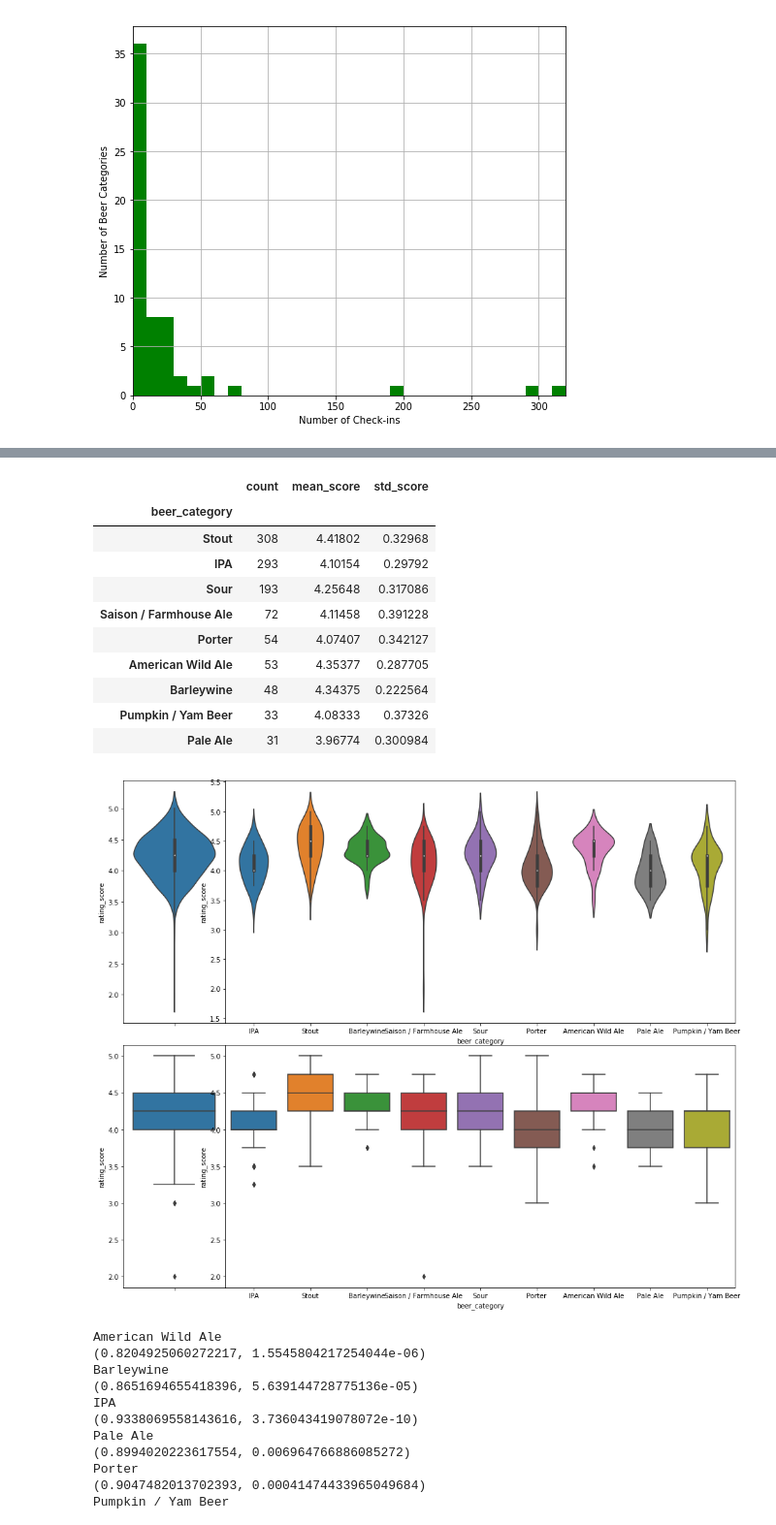
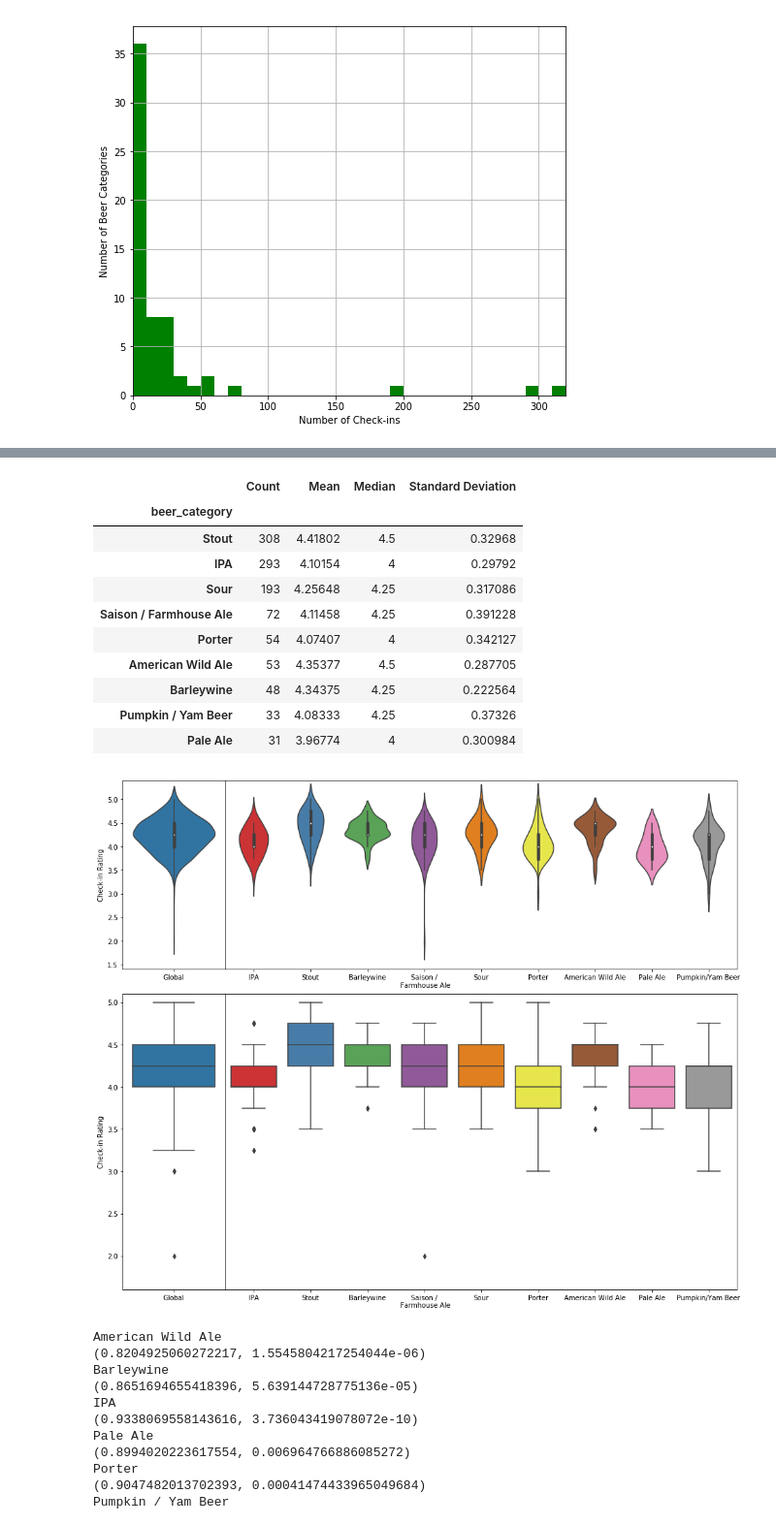
Before and after one commit to amrdixon/untappd, a Jupyter notebook: main/type_analysis.ipynb, the cells around one changed output, grey strips where cells are left out. Shown at 97% size. Saved outputs shown, nothing was run; the diff lists cells and outputs as text; code cells hidden in the pictures.

```diff
--- a/main/type_analysis.ipynb
+++ b/main/type_analysis.ipynb
@@ -376,52 +408,75 @@ untappd_type_subset_ratingssyschanged = untappd_ratingssyschanged.dropna(axis=0,
 untappd_type_subset_ratingssyschanged = untappd_type_subset_ratingssyschanged.filter(lambda x: len(x) > 30)
 
 grouped = untappd_type_subset_ratingssyschanged.groupby('beer_category')
-cat_df = pd.DataFrame(data = {'count': grouped['rating_score'].count(),
-                              'mean_score': grouped['rating_score'].aggregate(np.mean),
-                              'std_score': grouped['rating_score'].aggregate(np.std)})
+cat_df = pd.DataFrame(data = {'Count': grouped['rating_score'].count(),
+                              'Mean': grouped['rating_score'].aggregate(np.mean),
+                              'Median': grouped['rating_score'].aggregate(np.median),
+                              'Standard Deviation': grouped['rating_score'].aggregate(np.std)})
 
 #Sort by mean score
-cat_df.sort_values(by = ['count'], inplace=True, ascending=False)
+cat_df.sort_values(by = ['Count'], inplace=True, ascending=False)
 
 cat_df.style.bar(color='yellow')
 # %% [output]
-|  | count | mean_score | std_score |
-| beer_category |  |  |  |
-| Stout | 308 | 4.41802 | 0.32968 |
-| IPA | 293 | 4.10154 | 0.29792 |
-| Sour | 193 | 4.25648 | 0.317086 |
-| Saison / Farmhouse Ale | 72 | 4.11458 | 0.391228 |
-| Porter | 54 | 4.07407 | 0.342127 |
-| American Wild Ale | 53 | 4.35377 | 0.287705 |
-| Barleywine | 48 | 4.34375 | 0.222564 |
-| Pumpkin / Yam Beer | 33 | 4.08333 | 0.37326 |
-| Pale Ale | 31 | 3.96774 | 0.300984 |
+|  | Count | Mean | Median | Standard Deviation |
+| beer_category |  |  |  |  |
+| Stout | 308 | 4.41802 | 4.5 | 0.32968 |
+| IPA | 293 | 4.10154 | 4 | 0.29792 |
+| Sour | 193 | 4.25648 | 4.25 | 0.317086 |
+| Saison / Farmhouse Ale | 72 | 4.11458 | 4.25 | 0.391228 |
+| Porter | 54 | 4.07407 | 4 | 0.342127 |
+| American Wild Ale | 53 | 4.35377 | 4.5 | 0.287705 |
+| Barleywine | 48 | 4.34375 | 4.25 | 0.222564 |
+| Pumpkin / Yam Beer | 33 | 4.08333 | 4.25 | 0.37326 |
+| Pale Ale | 31 | 3.96774 | 4 | 0.300984 |
 # %%
 #Looking at the distribution of different beer base categories with check-ins >30
 
 plt.figure(1, figsize=(15, 14))
-gs = gridspec.GridSpec(4, 6)
-gs.update(left=0.05, right=0.9, wspace=0)
+gs = gridspec.GridSpec(5, 6)
+gs.update(left=0.05, right=0.9, wspace=0, hspace=0.3)
 
 #Make a viloin plot of total ratings distribution
 plt.subplot(gs[:2, 0])
-sns.violinplot( y="rating_score", data=untappd_type_subset_ratingssyschanged, bw=0.4)
+ax = sns.violinplot( y="rating_score", data=untappd_type_subset_ratingssyschanged, bw=0.4)
+plt.ylabel('Check-in Rating')
+ax.set_xticklabels(['Global'])
+plt.xlabel('')
+plt.ylim(1.4, 5.4)
+
 
 #Make a violin plot
 plt.subplot(gs[:2, 1:])
-ax = sns.violinplot(x="beer_category", y="rating_score", data=untappd_type_subset_ratingssyschanged, bw=0.5)
+ax = sns.violinplot(x="beer_category", y="rating_score", data=untappd_type_subset_ratingssyschanged, bw=0.5, palette='Set1')
+ax.set_xticklabels(['IPA', 'Stout', 'Barleywine', 'Saison /\n Farmhouse Ale', 'Sour', 'Porter', 'American Wild Ale', 'Pale Ale', 'Pumpkin/Yam Beer'])
+ax.set_yticks([])
+plt.ylabel('')
+plt.xlabel('')
+plt.ylim(1.4, 5.4)
+
 
 plt.subplot(gs[2:, 0])
-sns.boxplot(y="rating_score", data=untappd_type_subset_ratingssyschanged)
+ax = sns.boxplot(y="rating_score", data=untappd_type_subset_ratingssyschanged)
+plt.ylabel('Check-in Rating')
+ax.set_xticklabels(['Global'])
+plt.xlabel('')
+plt.ylim(1.6, 5.1)
+
 
 plt.subplot(gs[2:, 1:])
-sns.boxplot(x="beer_category", y="rating_score", data=untappd_type_subset_ratingssyschanged)
+ax = sns.boxplot(x="beer_category", y="rating_score", data=untappd_type_subset_ratingssyschanged, palette='Set1')
+ax.set_xticklabels(['IPA', 'Stout', 'Barleywine', 'Saison /\n Farmhouse Ale', 'Sour', 'Porter', 'American Wild Ale', 'Pale Ale', 'Pumpkin/Yam Beer'])
+ax.set_yticks([])
+plt.ylabel('')
+plt.xlabel('')
+plt.ylim(1.6, 5.1)
+
 
 plt.show()
 
 #The box plot is a little less interesting due to the discrete nature of the ratings data
 # %% [output]
-[figure, old version]
+[figure, new version]
 # %%
 #Check assumptions of the ANOVA - normality
 data = untappd_type_subset_ratingssyschanged
```
Also changed, not shown: parts of 16 cells of this notebook, 2 other files.
